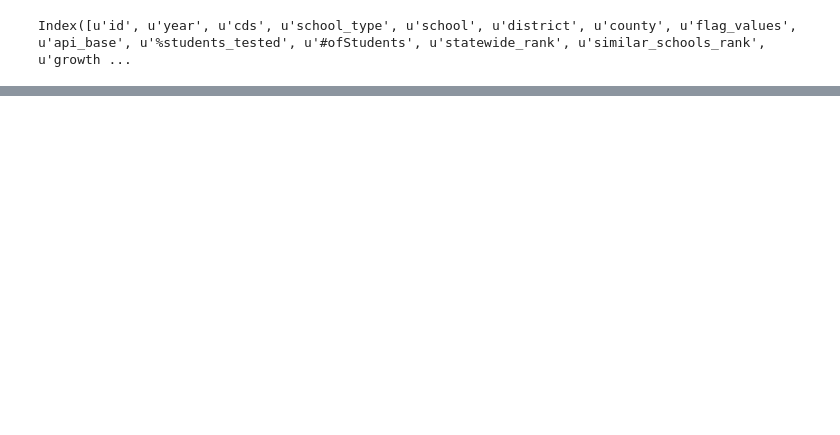
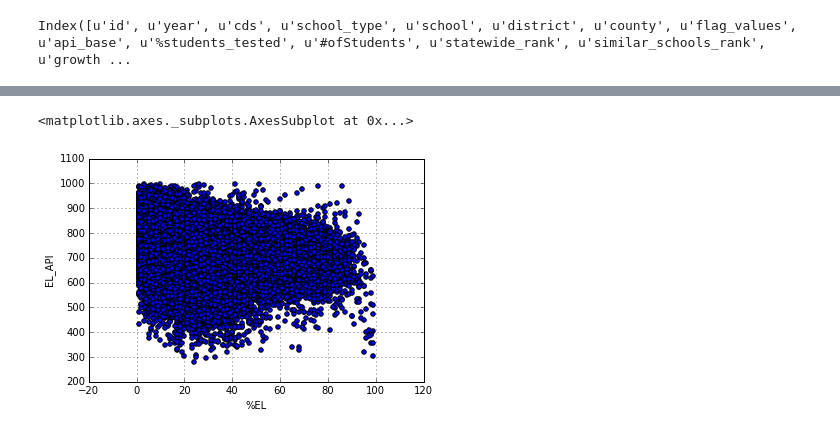
Before and after one commit to ttglennhall/SD_data_contest_education_3-10, a Jupyter notebook: education_dataAnalysis_2015.ipynb, the cells around one changed output, grey strips where cells are left out. Cells and saved outputs as stored; diff of their text form; code cells hidden in the pictures; blank space fills up the shorter version.

```diff
--- a/education_dataAnalysis_2015.ipynb
+++ b/education_dataAnalysis_2015.ipynb
@@ -192,0 +235,11 @@ api.plot(x='%EL', y='EL_API', kind='scatter')
+# %%
+api_plot = api
+# %%
+api_plot = api_plot[api_plot['%EL'] > 0]
+api_plot = api_plot[api_plot['%EL'] < 99.9]
+api_plot = api_plot[api_plot['EL_API'] > 0]
+api_plot.plot(x='%EL', y='EL_API', kind='scatter')
+#api_plot.plot(x='AvgParentEducation', y='EL_API', kind='scatter')
+# %% [output]
+<matplotlib.axes._subplots.AxesSubplot at 0x...>
+[figure, added]
```
Also changed, not shown: parts of 145 cells of this notebook.
